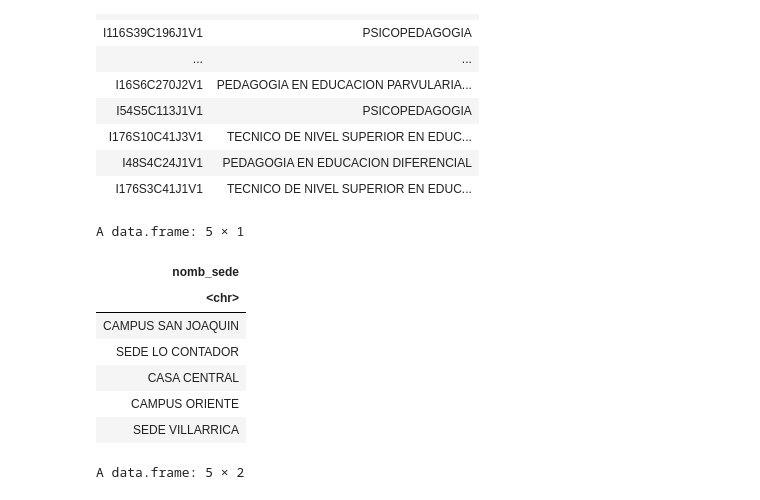
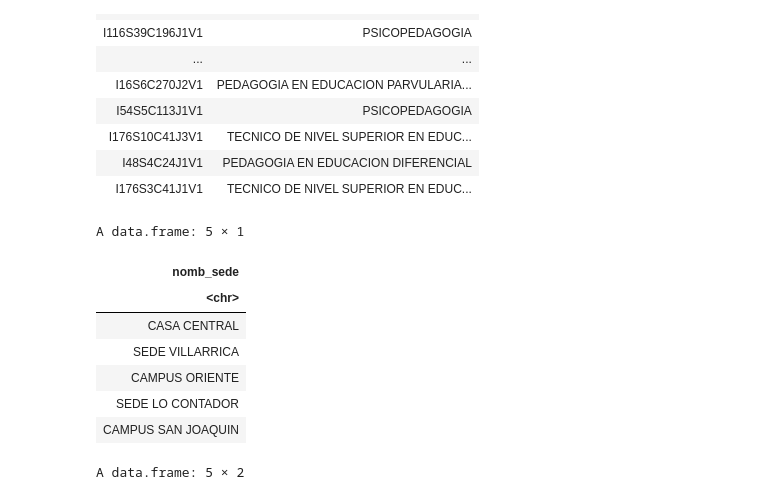
Before and after one commit to alfredosvaldo/Gestion-de-datos-2022, a Jupyter notebook: Taller_3_Gestión_de_datos_2022.ipynb, the cells around one changed output. Cells and saved outputs as stored; diff of their text form; code cells hidden in the pictures.

```diff
--- a/Taller_3_Gestión_de_datos_2022.ipynb
+++ b/Taller_3_Gestión_de_datos_2022.ipynb
@@ -163,20 +312,21 @@ A data.frame: 1771 × 2
 # %%
 # Entregue el nombre de todas las sedes que tiene la Universidad Católica
 dbGetQuery(conn, '
 select
 distinct nomb_sede
-from sede, pertenece_a,
-where sede.cod_sede = pertenece_a.cod_sede
-AND pertenece_a.cod_inst = 86;')
+from sede, pertenece_a, IES
+where sede.cod_sede2 = pertenece_a.cod_sede2
+AND pertenece_a.cod_inst = IES.cod_inst
+AND IES.nomb_inst = "PONTIFICIA UNIVERSIDAD CATOLICA DE CHILE";')
 # %% [output]
 A data.frame: 5 × 1
 | nomb_sede |
 | <chr> |
+| CASA CENTRAL |
+| SEDE VILLARRICA |
+| CAMPUS ORIENTE |
+| SEDE LO CONTADOR |
 | CAMPUS SAN JOAQUIN |
-| SEDE LO CONTADOR |
-| CASA CENTRAL |
-| CAMPUS ORIENTE |
-| SEDE VILLARRICA |
 # %%
 # Genere una tabla con la cantidad personas pertenecen a cada sede de la Universidad Católica
 dbGetQuery(conn, '
```
Also changed, not shown: parts of 24 cells of this notebook.
